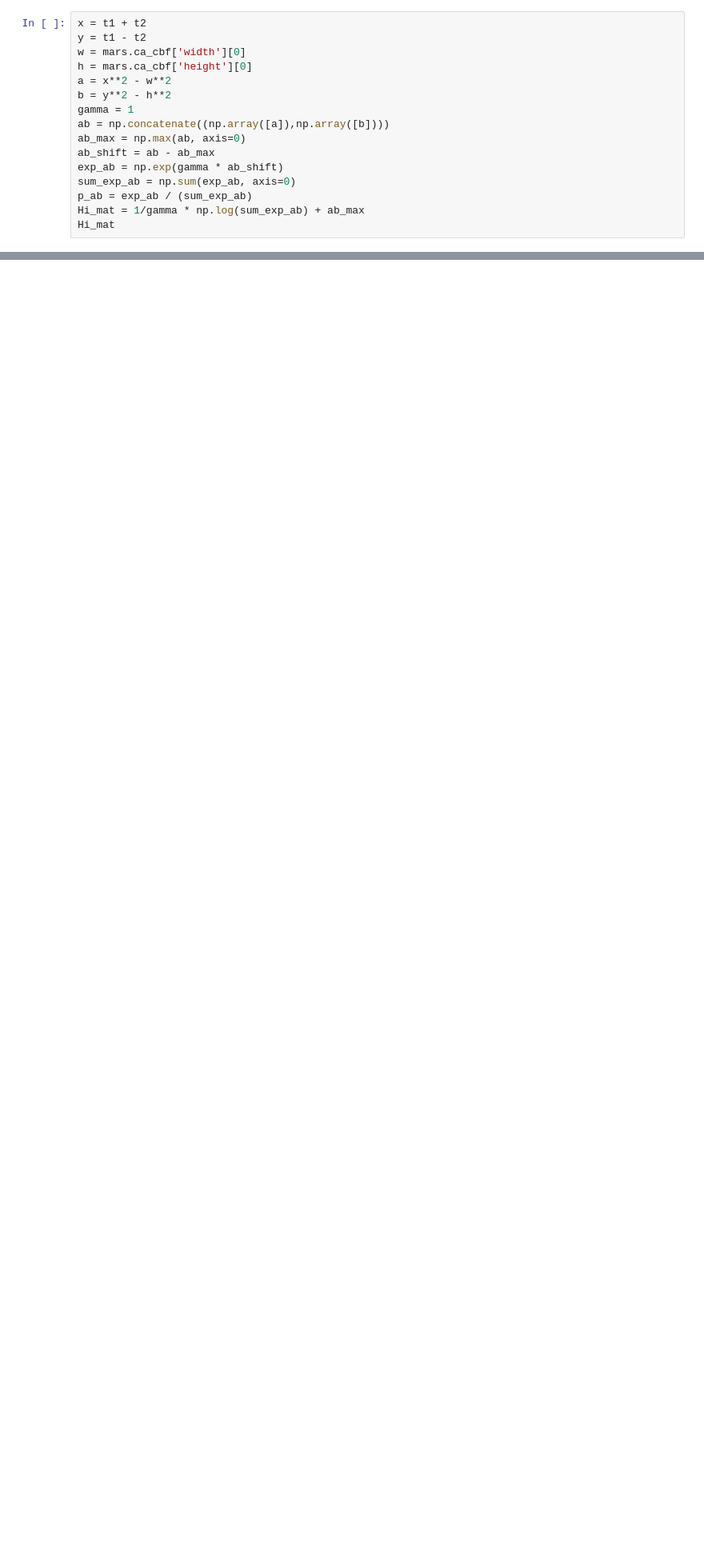
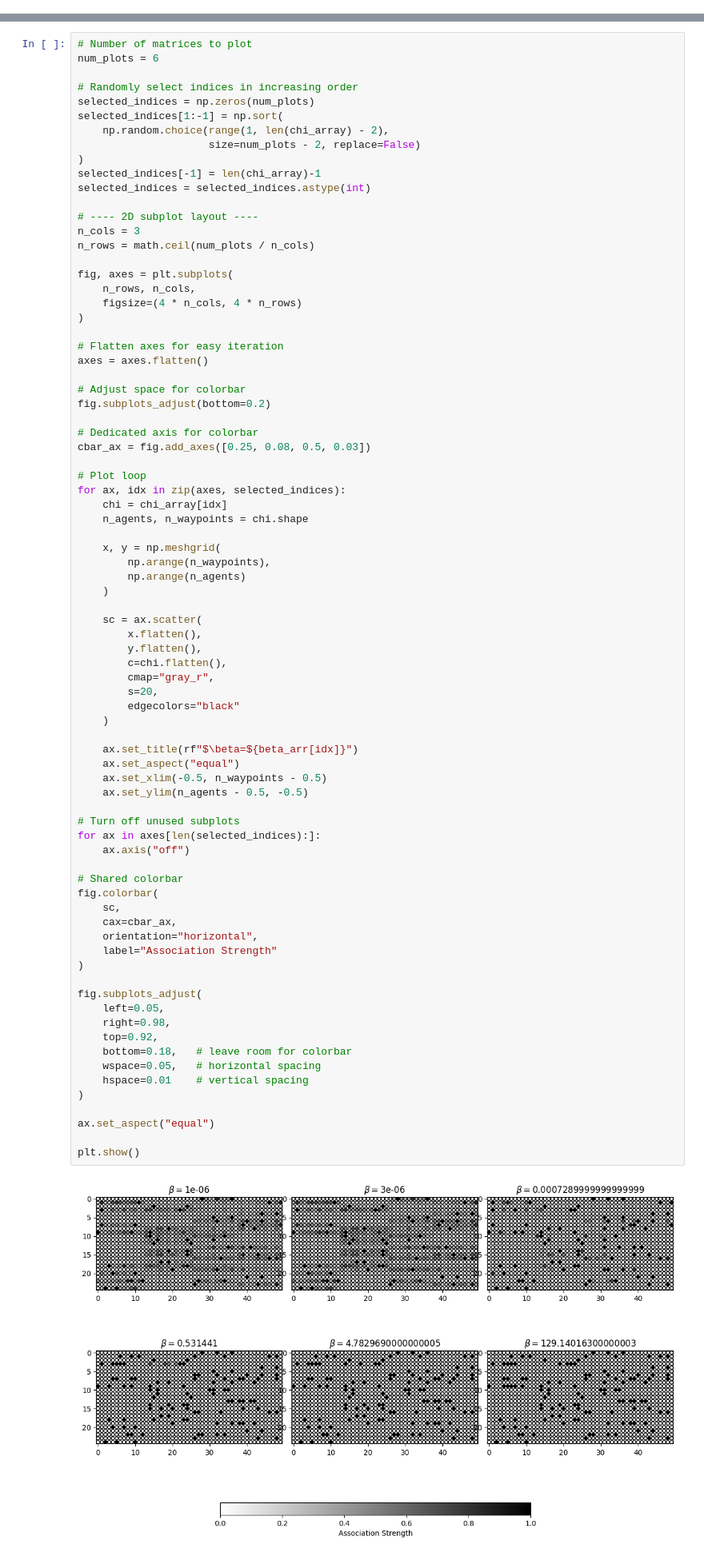
Before and after one commit to dt-1729/ULI_NASA, a Jupyter notebook: UTM_scheduling_and_routing/main.ipynb, the cells around one changed output, grey strips where cells are left out. Shown at 80% size. Saved outputs shown, nothing was run; the diff lists cells and outputs as text; blank space fills up the shorter version.

```diff
--- a/UTM_scheduling_and_routing/main.ipynb
+++ b/UTM_scheduling_and_routing/main.ipynb
@@ -253,16 +255,0 @@ t1, t2, w, h
-# %%
-x = t1 + t2
-y = t1 - t2
-w = mars.ca_cbf['width'][0]
-h = mars.ca_cbf['height'][0]
-a = x**2 - w**2
-b = y**2 - h**2
-gamma = 1
-ab = np.concatenate((np.array([a]),np.array([b])))
-ab_max = np.max(ab, axis=0)
-ab_shift = ab - ab_max
-exp_ab = np.exp(gamma * ab_shift)
-sum_exp_ab = np.sum(exp_ab, axis=0)
-p_ab = exp_ab / (sum_exp_ab)
-Hi_mat = 1/gamma * np.log(sum_exp_ab) + ab_max
-Hi_mat
@@ -274,0 +256,81 @@ a, b
+# %%
+# Number of matrices to plot
+num_plots = 6
+
+# Randomly select indices in increasing order
+selected_indices = np.zeros(num_plots)
+selected_indices[1:-1] = np.sort(
+    np.random.choice(range(1, len(chi_array) - 2),
+                     size=num_plots - 2, replace=False)
+)
+selected_indices[-1] = len(chi_array)-1
+selected_indices = selected_indices.astype(int)
+
+# ---- 2D subplot layout ----
+n_cols = 3
+n_rows = math.ceil(num_plots / n_cols)
+
+fig, axes = plt.subplots(
+    n_rows, n_cols,
+    figsize=(4 * n_cols, 4 * n_rows)
+)
+
+# Flatten axes for easy iteration
+axes = axes.flatten()
+
+# Adjust space for colorbar
+fig.subplots_adjust(bottom=0.2)
+
+# Dedicated axis for colorbar
+cbar_ax = fig.add_axes([0.25, 0.08, 0.5, 0.03])
+
+# Plot loop
+for ax, idx in zip(axes, selected_indices):
+    chi = chi_array[idx]
+    n_agents, n_waypoints = chi.shape
+
+    x, y = np.meshgrid(
+        np.arange(n_waypoints),
+        np.arange(n_agents)
+    )
+
+    sc = ax.scatter(
+        x.flatten(),
+        y.flatten(),
+        c=chi.flatten(),
+        cmap="gray_r",
+        s=20,
+        edgecolors="black"
+    )
+
+    ax.set_title(rf"$\beta=${beta_arr[idx]}")
+    ax.set_aspect("equal")
+    ax.set_xlim(-0.5, n_waypoints - 0.5)
+    ax.set_ylim(n_agents - 0.5, -0.5)
+
+# Turn off unused subplots
+for ax in axes[len(selected_indices):]:
+    ax.axis("off")
+
+# Shared colorbar
+fig.colorbar(
+    sc,
+    cax=cbar_ax,
+    orientation="horizontal",
+    label="Association Strength"
+)
+
+fig.subplots_adjust(
+    left=0.05,
+    right=0.98,
+    top=0.92,
+    bottom=0.18,   # leave room for colorbar
+    wspace=0.05,   # horizontal spacing
+    hspace=0.01    # vertical spacing
+)
+
+ax.set_aspect("equal")
+
+plt.show()
+# %% [output]
+[figure, added]
```
Also changed, not shown: parts of 16 cells of this notebook, 4 other files.
